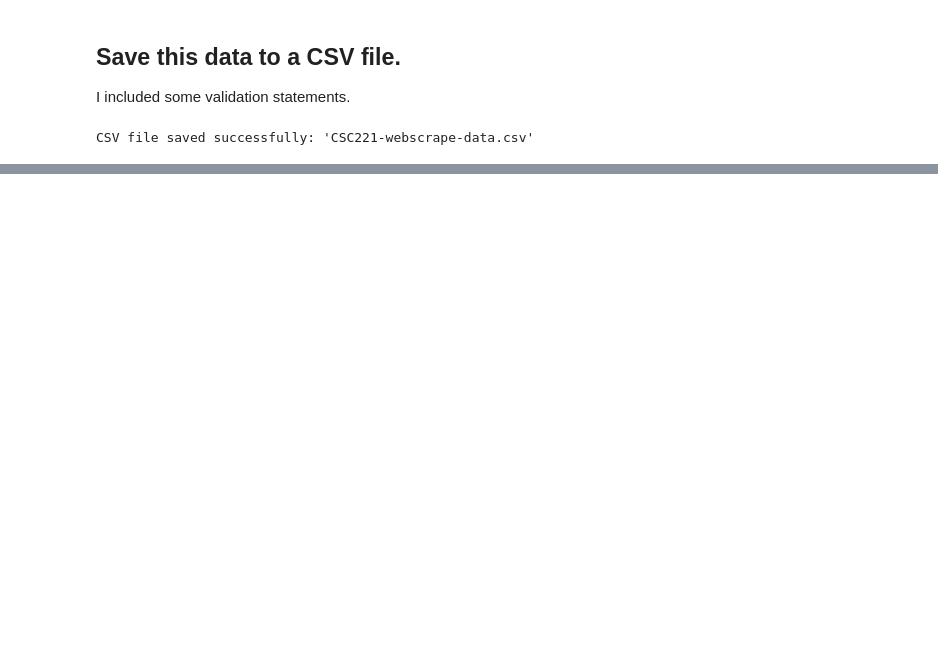
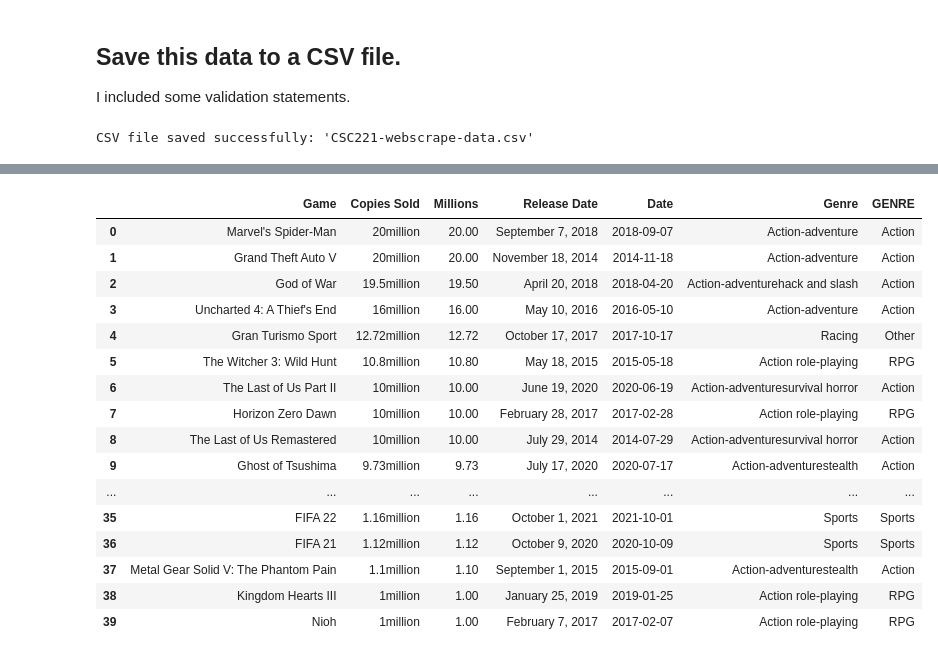
Before and after one commit to sarahjanewhite/CSC221-sarahjanewhite-GroupProject, a Jupyter notebook: CSC221-sarahjanewhite-GroupProject.ipynb, the cells around one changed output, grey strips where cells are left out. Cells and saved outputs as stored; diff of their text form; code cells hidden in the pictures; blank space fills up the shorter version.

```diff
--- a/CSC221-sarahjanewhite-GroupProject.ipynb
+++ b/CSC221-sarahjanewhite-GroupProject.ipynb
@@ -225,0 +388,20 @@ CSV file saved successfully: 'CSC221-webscrape-data.csv'
+# %%
+df[['Game', 'Copies Sold', 'Millions', 'Release Date', 'Date',  'Genre', 'GENRE']]
+# %% [output]
+|  | Game | Copies Sold | Millions | Release Date | Date | Genre | GENRE |
+| 0 | Marvel's Spider-Man | 20million | 20.00 | September 7, 2018 | 2018-09-07 | Action-adventure | Action |
+| 1 | Grand Theft Auto V | 20million | 20.00 | November 18, 2014 | 2014-11-18 | Action-adventure | Action |
+| 2 | God of War | 19.5million | 19.50 | April 20, 2018 | 2018-04-20 | Action-adventurehack and slash | Action |
+| 3 | Uncharted 4: A Thief's End | 16million | 16.00 | May 10, 2016 | 2016-05-10 | Action-adventure | Action |
+| 4 | Gran Turismo Sport | 12.72million | 12.72 | October 17, 2017 | 2017-10-17 | Racing | Other |
+| 5 | The Witcher 3: Wild Hunt | 10.8million | 10.80 | May 18, 2015 | 2015-05-18 | Action role-playing | RPG |
+| 6 | The Last of Us Part II | 10million | 10.00 | June 19, 2020 | 2020-06-19 | Action-adventuresurvival horror | Action |
+| 7 | Horizon Zero Dawn | 10million | 10.00 | February 28, 2017 | 2017-02-28 | Action role-playing | RPG |
+| 8 | The Last of Us Remastered | 10million | 10.00 | July 29, 2014 | 2014-07-29 | Action-adventuresurvival horror | Action |
+| 9 | Ghost of Tsushima | 9.73million | 9.73 | July 17, 2020 | 2020-07-17 | Action-adventurestealth | Action |
+| ... | ... | ... | ... | ... | ... | ... | ... |
+| 35 | FIFA 22 | 1.16million | 1.16 | October 1, 2021 | 2021-10-01 | Sports | Sports |
+| 36 | FIFA 21 | 1.12million | 1.12 | October 9, 2020 | 2020-10-09 | Sports | Sports |
+| 37 | Metal Gear Solid V: The Phantom Pain | 1.1million | 1.10 | September 1, 2015 | 2015-09-01 | Action-adventurestealth | Action |
+| 38 | Kingdom Hearts III | 1million | 1.00 | January 25, 2019 | 2019-01-25 | Action role-playing | RPG |
+| 39 | Nioh | 1million | 1.00 | February 7, 2017 | 2017-02-07 | Action role-playing | RPG |
```
Also changed, not shown: parts of 12 cells of this notebook.
